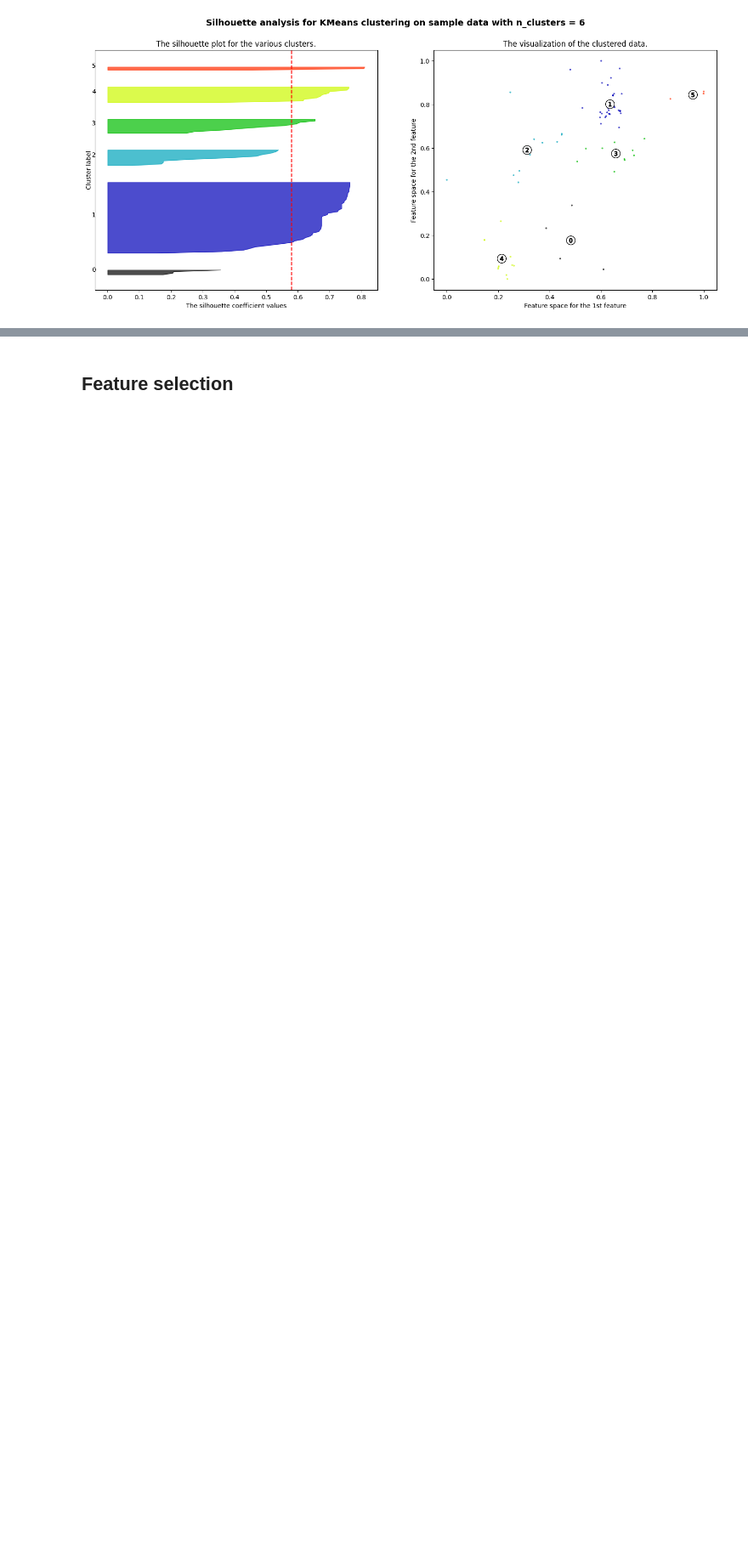
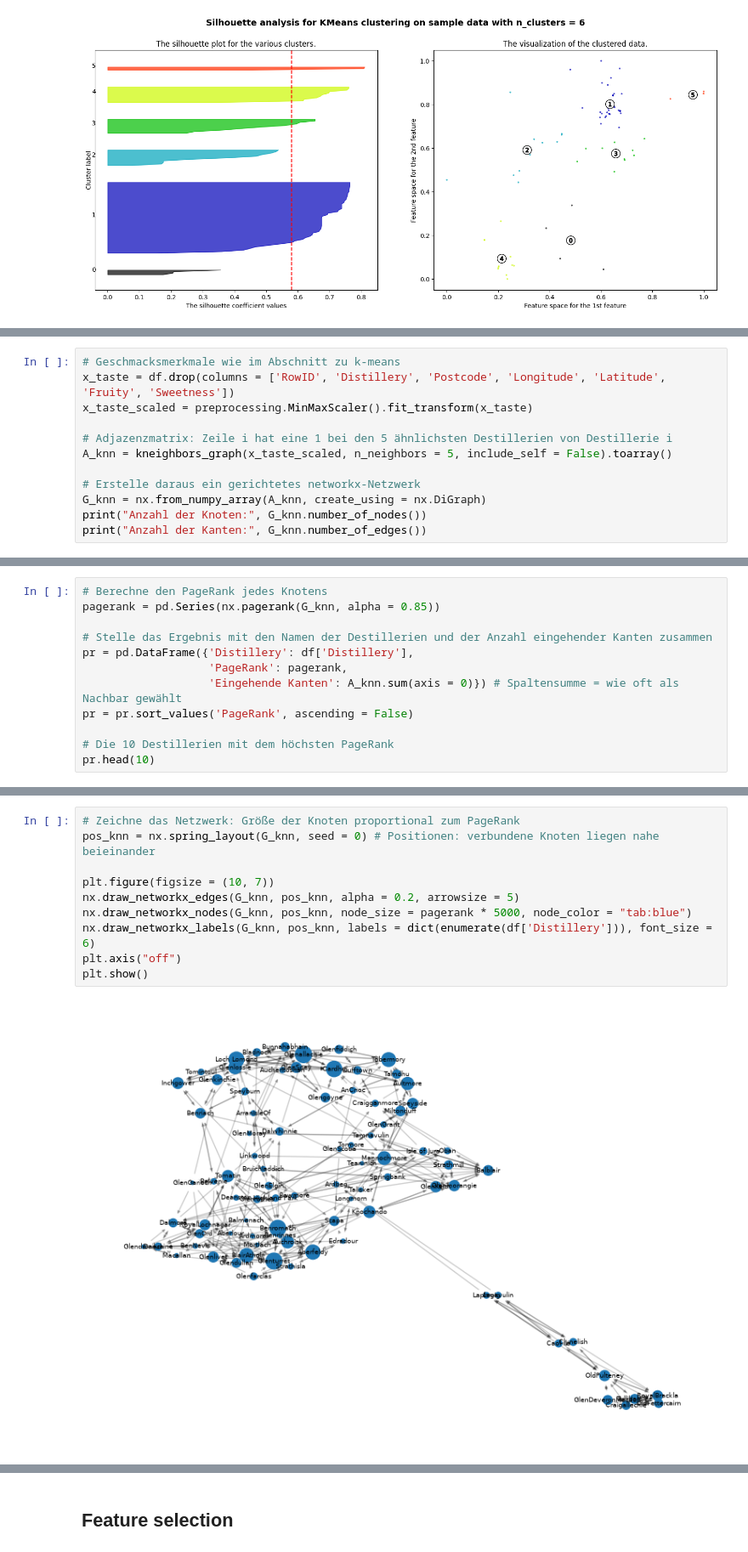
Before and after one commit to franzmohr/intro-data-mining-de, a Jupyter notebook: 04-data-mining-cluster-analysis.ipynb, the cells around one changed output, grey strips where cells are left out. Shown at 85% size. Saved outputs shown, nothing was run; the diff lists cells and outputs as text; blank space fills up the shorter version.

```diff
--- a/04-data-mining-cluster-analysis.ipynb
+++ b/04-data-mining-cluster-analysis.ipynb
@@ -460,0 +776,12 @@ x_scaled
+# %%
+# Geschmacksmerkmale wie im Abschnitt zu k-means
+x_taste = df.drop(columns = ['RowID', 'Distillery', 'Postcode', 'Longitude', 'Latitude', 'Fruity', 'Sweetness'])
+x_taste_scaled = preprocessing.MinMaxScaler().fit_transform(x_taste)
+
+# Adjazenzmatrix: Zeile i hat eine 1 bei den 5 ähnlichsten Destillerien von Destillerie i
+A_knn = kneighbors_graph(x_taste_scaled, n_neighbors = 5, include_self = False).toarray()
+
+# Erstelle daraus ein gerichtetes networkx-Netzwerk
+G_knn = nx.from_numpy_array(A_knn, create_using = nx.DiGraph)
+print("Anzahl der Knoten:", G_knn.number_of_nodes())
+print("Anzahl der Kanten:", G_knn.number_of_edges())
@@ -460,0 +804,12 @@ x_scaled
+# %%
+# Berechne den PageRank jedes Knotens
+pagerank = pd.Series(nx.pagerank(G_knn, alpha = 0.85))
+
+# Stelle das Ergebnis mit den Namen der Destillerien und der Anzahl eingehender Kanten zusammen
+pr = pd.DataFrame({'Distillery': df['Distillery'],
+                   'PageRank': pagerank,
+                   'Eingehende Kanten': A_knn.sum(axis = 0)}) # Spaltensumme = wie oft als Nachbar gewählt
+pr = pr.sort_values('PageRank', ascending = False)
+
+# Die 10 Destillerien mit dem höchsten PageRank
+pr.head(10)
@@ -460,0 +847,12 @@ x_scaled
+# %%
+# Zeichne das Netzwerk: Größe der Knoten proportional zum PageRank
+pos_knn = nx.spring_layout(G_knn, seed = 0) # Positionen: verbundene Knoten liegen nahe beieinander
+
+plt.figure(figsize = (10, 7))
+nx.draw_networkx_edges(G_knn, pos_knn, alpha = 0.2, arrowsize = 5)
+nx.draw_networkx_nodes(G_knn, pos_knn, node_size = pagerank * 5000, node_color = "tab:blue")
+nx.draw_networkx_labels(G_knn, pos_knn, labels = dict(enumerate(df['Distillery'])), font_size = 6)
+plt.axis("off")
+plt.show()
+# %% [output]
+[figure, added]
```
Also changed, not shown: parts of 84 cells of this notebook.
